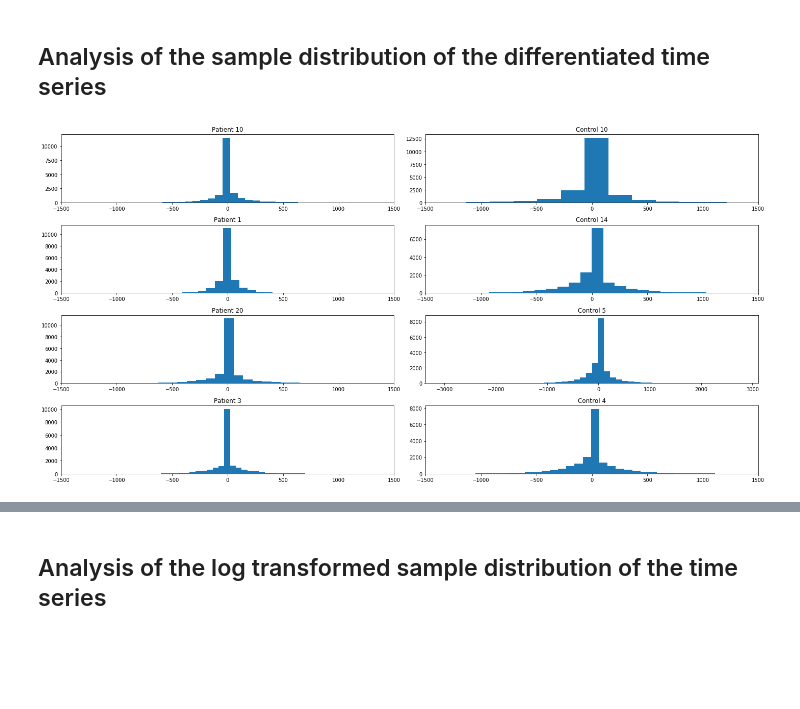
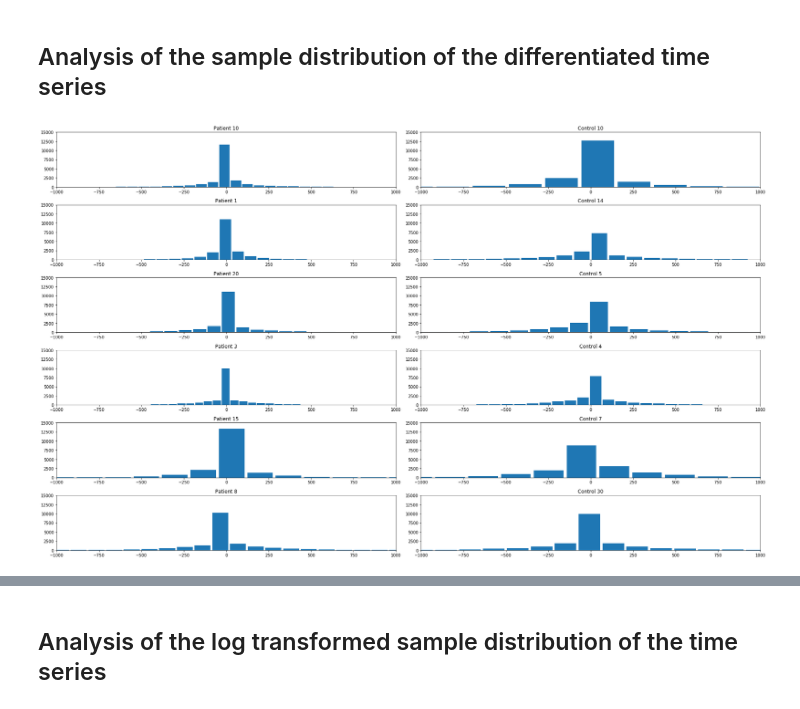
Before and after one commit to matthiasboeker/Shizophrenia_Depression_Project-, a Jupyter notebook: Notebooks/Schizophrenia_ts_explorative.ipynb, the cells around one changed output, grey strips where cells are left out. Saved outputs shown, nothing was run; the diff lists cells and outputs as text; code cells hidden in the pictures; blank space fills up the shorter version.

Commit message:
daily update, Data Analysis chapter and plots

```diff
--- a/Notebooks/Schizophrenia_ts_explorative.ipynb
+++ b/Notebooks/Schizophrenia_ts_explorative.ipynb
@@ -157,31 +179,55 @@ $y_t' = y_t - y_{t-1}$. Positive values can be interpreted as a positive change
 # %% [markdown]
 ## Analysis of the sample distribution of the differentiated time series
 # %%
-fig, ((ax0,ax1),(ax2,ax3),(ax4,ax5), (ax6,ax7)) = plt.subplots(4, 2, figsize=(20, 10))
-ax0.hist(shizophrenia_p[10].diff()[1:], bins = 50)
+fig, ((ax0,ax1),(ax2,ax3),(ax4,ax5), (ax6,ax7), (ax8,ax9),(ax10,ax11)) = plt.subplots(6, 2, figsize=(25, 15))
+ax0.hist(shizophrenia_p[10].diff()[1:], bins = 50, rwidth=0.9)
 ax0.set_title('Patient 10')
-ax0.set_xlim([-1500,1500])
-ax1.hist(shizophrenia_c[10].diff()[1:], bins = 50)
+ax0.set_xlim([-1000,1000])
+ax0.set_ylim([0,15000])
+ax1.hist(shizophrenia_c[10].diff()[1:], bins = 50, rwidth=0.9)
 ax1.set_title('Control 10')
-ax1.set_xlim([-1500,1500])
-ax2.hist(shizophrenia_p[1].diff()[1:], bins = 50)
+ax1.set_xlim([-1000,1000])
+ax1.set_ylim([0,15000])
+ax2.hist(shizophrenia_p[1].diff()[1:], bins = 50, rwidth=0.9)
 ax2.set_title('Patient 1')
-ax2.set_xlim([-1500,1500])
-ax3.hist(shizophrenia_c[14].diff()[1:], bins = 50)
+ax2.set_xlim([-1000,1000])
+ax2.set_ylim([0,15000])
+ax3.hist(shizophrenia_c[14].diff()[1:], bins = 50, rwidth=0.9)
 ax3.set_title('Control 14')
-ax3.set_xlim([-1500,1500])
-ax4.hist(shizophrenia_p[20].diff()[1:], bins = 50)
+ax3.set_xlim([-1000,1000])
+ax3.set_ylim([0,15000])
+ax4.hist(shizophrenia_p[20].diff()[1:], bins = 50, rwidth=0.9)
 ax4.set_title('Patient 20')
-ax4.set_xlim([-1500,1500])
-ax5.hist(shizophrenia_c[5].diff()[1:], bins = 50)
+ax4.set_xlim([-1000,1000])
+ax4.set_ylim([0,15000])
+ax5.hist(shizophrenia_c[5].diff()[1:], bins = 50, rwidth=0.9)
 ax5.set_title('Control 5')
-ax6.set_xlim([-1500,1500])
-ax6.hist(shizophrenia_p[3].diff()[1:], bins = 50)
+ax5.set_xlim([-1000,1000])
+ax5.set_ylim([0,15000])
+ax6.hist(shizophrenia_p[3].diff()[1:], bins = 50, rwidth=0.9)
 ax6.set_title('Patient 3')
-ax6.set_xlim([-1500,1500])
-ax7.hist(shizophrenia_c[4].diff()[1:], bins = 50)
+ax6.set_xlim([-1000,1000])
+ax6.set_ylim([0,15000])
+ax7.hist(shizophrenia_c[4].diff()[1:], bins = 50, rwidth=0.9)
 ax7.set_title('Control 4')
-ax7.set_xlim([-1500,1500])
+ax7.set_xlim([-1000,1000])
+ax7.set_ylim([0,15000])
+ax8.hist(shizophrenia_p[15].diff()[1:], bins = 50, rwidth=0.9)
+ax8.set_title('Patient 15')
+ax8.set_xlim([-1000,1000])
+ax8.set_ylim([0,15000])
+ax9.hist(shizophrenia_c[7].diff()[1:], bins = 50, rwidth=0.9)
+ax9.set_title('Control 7')
+ax9.set_xlim([-1000,1000])
+ax9.set_ylim([0,15000])
+ax10.hist(shizophrenia_p[8].diff()[1:], bins = 50, rwidth=0.9)
+ax10.set_title('Patient 8')
+ax10.set_xlim([-1000,1000])
+ax10.set_ylim([0,15000])
+ax11.hist(shizophrenia_c[30].diff()[1:], bins = 50, rwidth=0.9)
+ax11.set_title('Control 30')
+ax11.set_xlim([-1000,1000])
+ax11.set_ylim([0,15000])
 fig.tight_layout()
 # %% [output]
-[figure, old version]
+[figure, new version]
```
Also changed, not shown: parts of 22 cells of this notebook.
